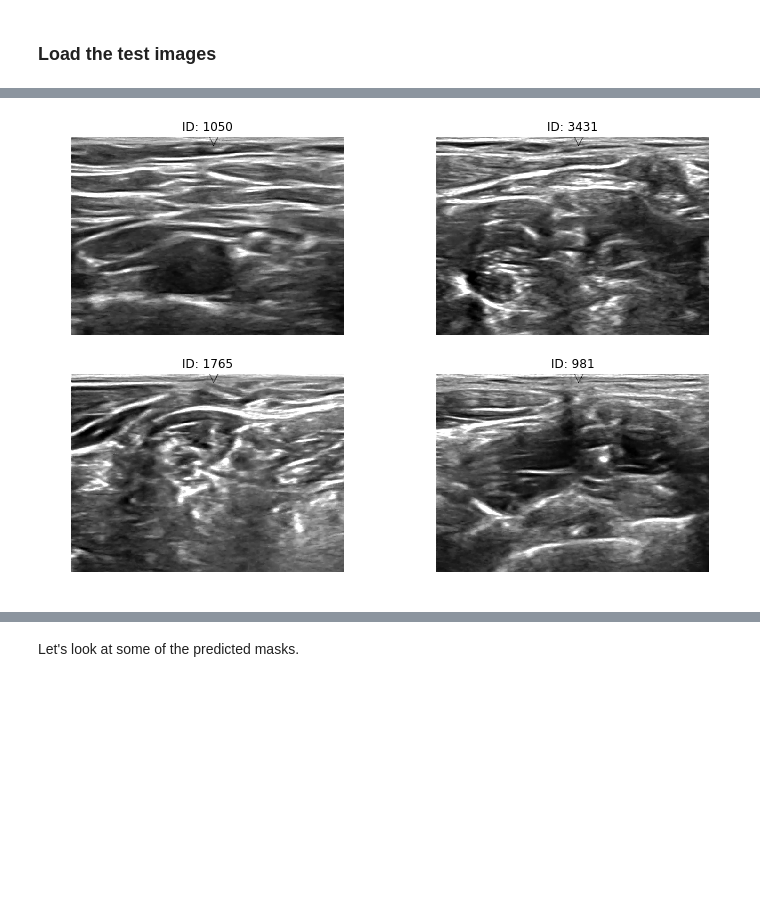
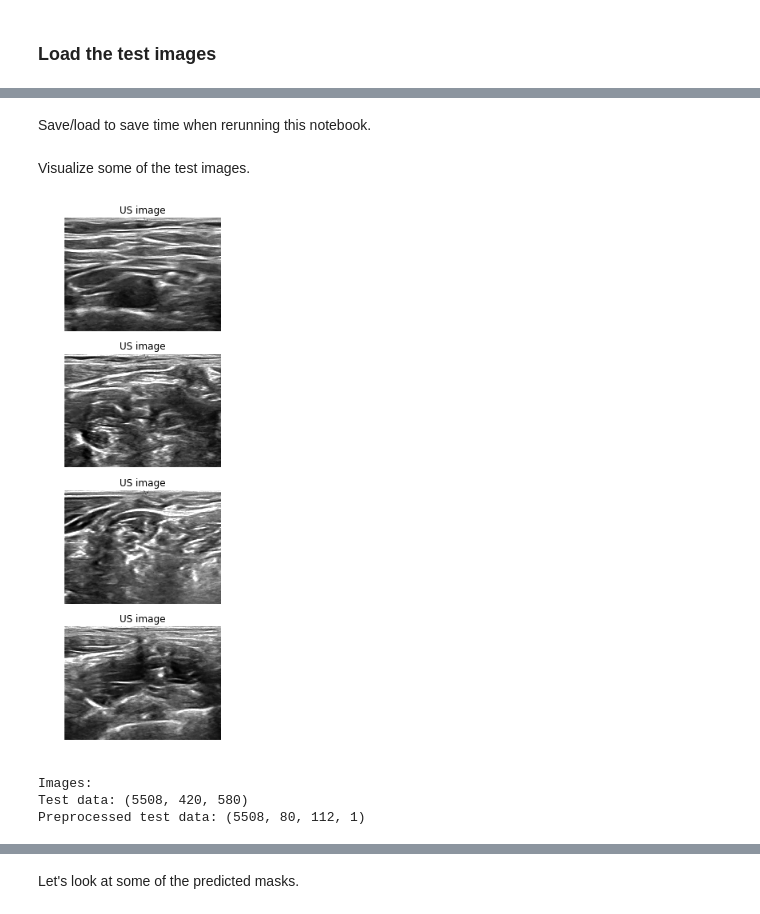
Before and after one commit to agisga/ultrasound-nerve-segmentation, a Jupyter notebook: jupyter/U-net_improved.ipynb, the cells around one changed output, grey strips where cells are left out. Drawn from its saved outputs; the diff is of its cells as text; code cells hidden in the pictures; blank space fills up the shorter version.

Commit message:
playing with the U-net notebook

```diff
--- a/jupyter/U-net_improved.ipynb
+++ b/jupyter/U-net_improved.ipynb
@@ -350,12 +367,3 @@ for image_name in tqdm_notebook(images):
     i += 1
 # %% [output]
 [interactive output not drawn]
-# %%
-f = plt.figure(figsize=(12, 8))
-for i in range(4):
-    sp = f.add_subplot(2, 2, i+1)
-    sp.axis('Off')
-    sp.set_title('ID: {}'.format(test_imgs_id[i]))
-    plt.imshow(test_imgs[i, :, :], cmap="gray")
-# %% [output]
-[figure, removed]
@@ -366,0 +370,2 @@ imgs_test /= std
+# %% [markdown]
+Save/load to save time when rerunning this notebook.
@@ -367 +375,23 @@ imgs_test /= std
+# %%
+test_imgs = np.load('imgs_test.npy')
+test_imgs_id = np.load('imgs_test_id.npy')
+# %% [markdown]
+Visualize some of the test images.
+# %%
+plot_n((test_imgs,), ('US image',), n=4, width=6, height=12)
+# %% [output]
+[figure, added]
+# %%
+imgs_test = preprocess(test_imgs, img_rows=resized_img_rows, img_cols=resized_img_cols)
+imgs_test = imgs_test.astype('float32')
+imgs_test -= mean_train
+imgs_test /= std_train
+
+print('Images:')
+print('Test data: {}'.format(test_imgs.shape))
+print('Preprocessed test data: {}'.format(imgs_test.shape))
+# %% [output]
+Images:
+Test data: (5508, 420, 580)
+Preprocessed test data: (5508, 80, 112, 1)
 # %%
```
Also changed, not shown: parts of 20 cells of this notebook.
